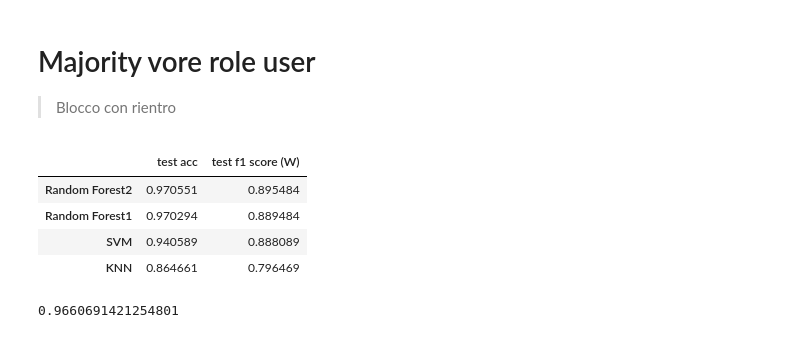
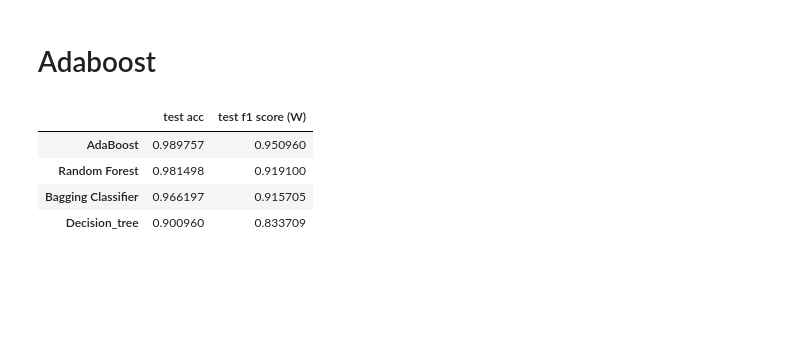
Before and after one commit to cuberhaus/MD2, a Jupyter notebook: src/meta_learning.ipynb, the cells around one changed output. Cells and saved outputs as stored; diff of their text form; code cells hidden in the pictures; blank space fills up the shorter version.

```diff
--- a/src/meta_learning.ipynb
+++ b/src/meta_learning.ipynb
@@ -210,6 +143,0 @@ results_df_user.sort_values(by=['test acc'], ascending=False)
-# %% [markdown]
-# Majority vore role user
-
-
-
-> Blocco con rientro
@@ -231,0 +144,2 @@ test_model_and_save_result(svm, "SVM", X_train, X_test, y_train, y_test, results
+# %% [markdown]
+# Adaboost
@@ -232,12 +153,8 @@ test_model_and_save_result(svm, "SVM", X_train, X_test, y_train, y_test, results
 # %%
-results_df_user_mvr.sort_values(by=['test acc'], ascending=False)
+results_df_user.sort_values(by=['test acc'], ascending=False)
 # %% [output]
 |  | test acc | test f1 score (W) |
-| Random Forest2 | 0.970551 | 0.895484 |
-| Random Forest1 | 0.970294 | 0.889484 |
-| SVM | 0.940589 | 0.888089 |
-| KNN | 0.864661 | 0.796469 |
+| AdaBoost | 0.989757 | 0.950960 |
+| Random Forest | 0.981498 | 0.919100 |
+| Bagging Classifier | 0.966197 | 0.915705 |
+| Decision_tree | 0.900960 | 0.833709 |
-# %%
-majority_vote_role([rf1, rf2, svm, knn], X_test, y_test)
-# %% [output]
-0.9660691421254801
```
Also changed, not shown: parts of 54 cells of this notebook.
